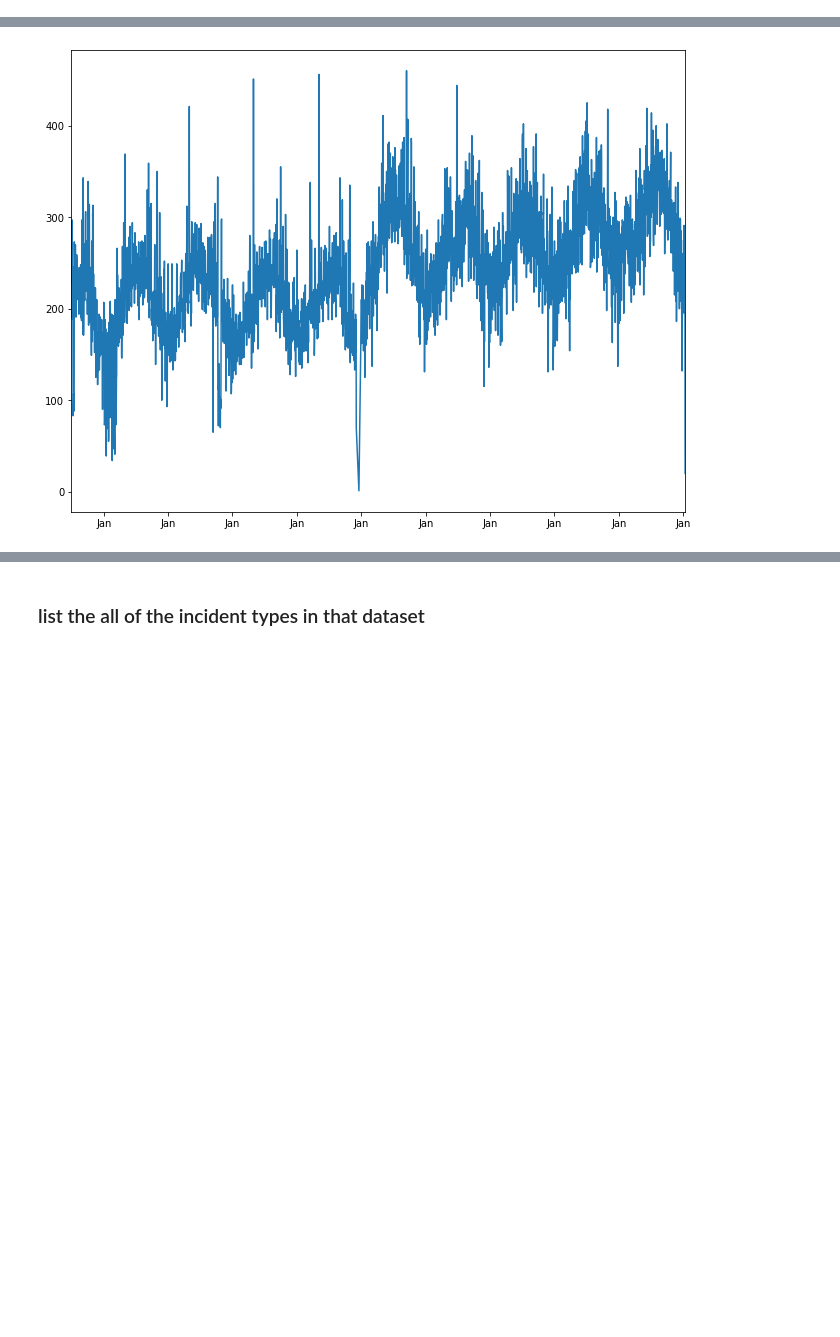
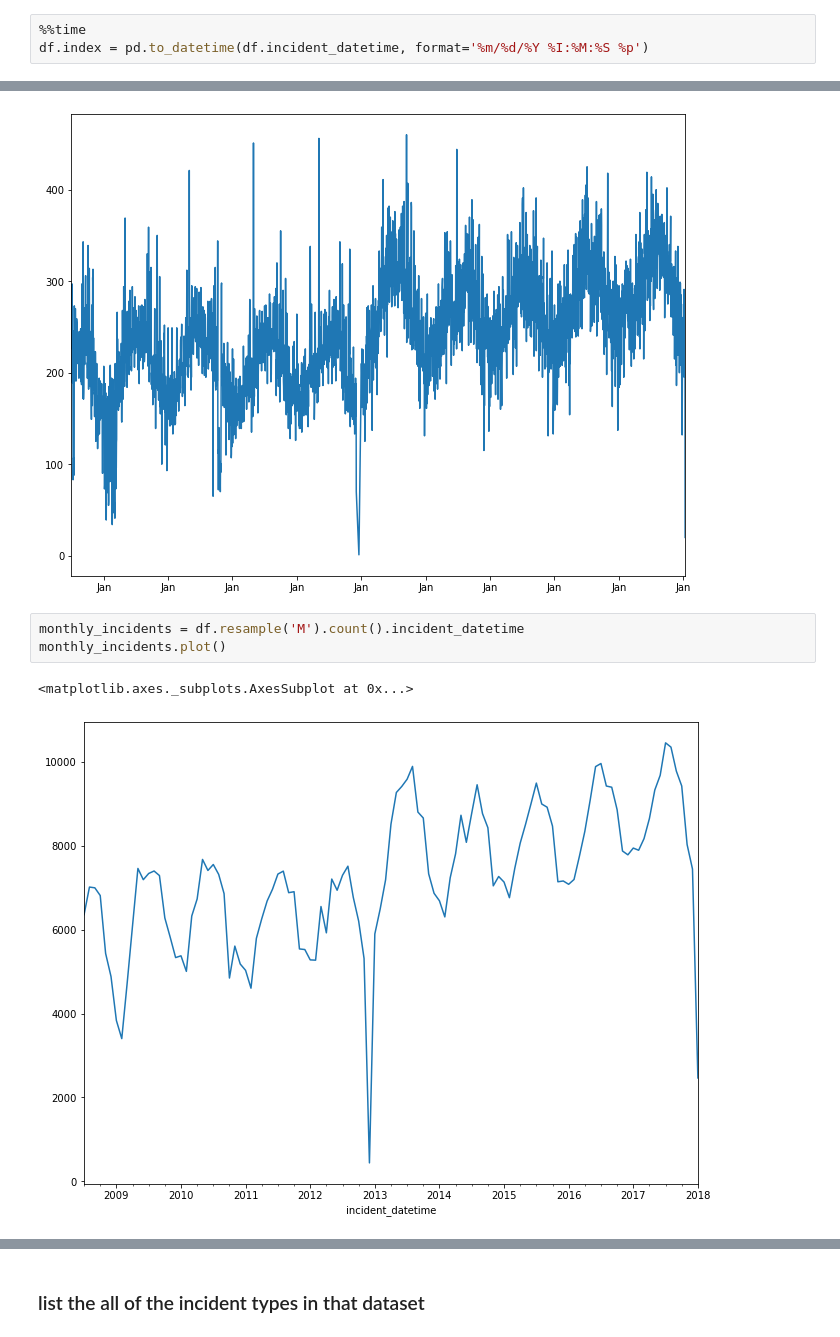
Before and after one commit to mnfienen/python-usgs-training, a Jupyter notebook: notebooks/part1_python_intro/gis_vector_msn_crime.ipynb, the cells around one changed output, grey strips where cells are left out. Cells and saved outputs as stored; diff of their text form; blank space fills up the shorter version.

```diff
--- a/notebooks/part1_python_intro/gis_vector_msn_crime.ipynb
+++ b/notebooks/part1_python_intro/gis_vector_msn_crime.ipynb
@@ -143,0 +149,3 @@ df.head()
+# %%
+%%time
+df.index = pd.to_datetime(df.incident_datetime, format='%m/%d/%Y %I:%M:%S %p')
@@ -149,3 +170,9 @@ ax = df.groupby(df.index.date).count().incident_datetime.plot()
 ax.xaxis.set_major_formatter(dates.DateFormatter('%b'))
 # %% [output]
 [figure]
+# %%
+monthly_incidents = df.resample('M').count().incident_datetime
+monthly_incidents.plot()
+# %% [output]
+<matplotlib.axes._subplots.AxesSubplot at 0x...>
+[figure, added]
```
Also changed, not shown: parts of 10 cells of this notebook, 1 other file.
